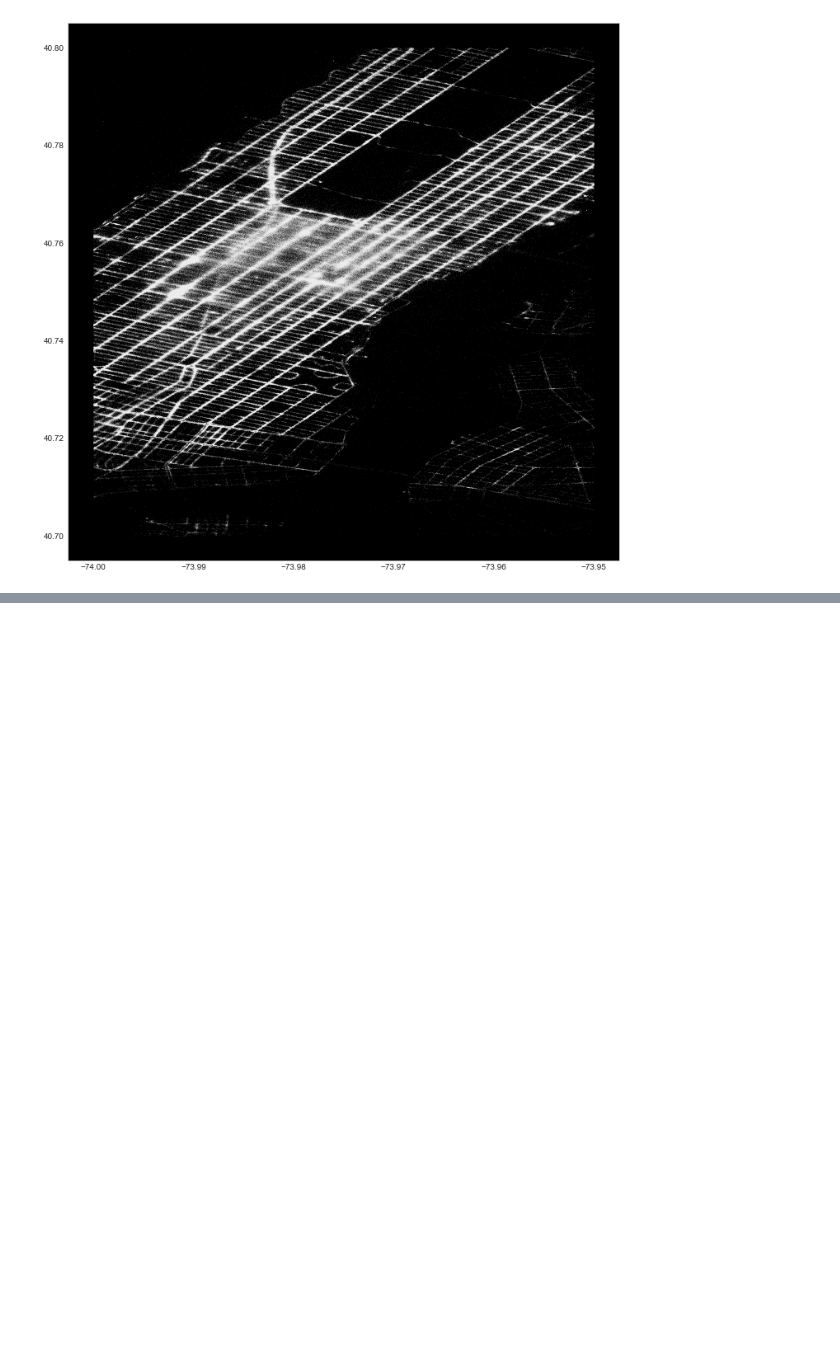
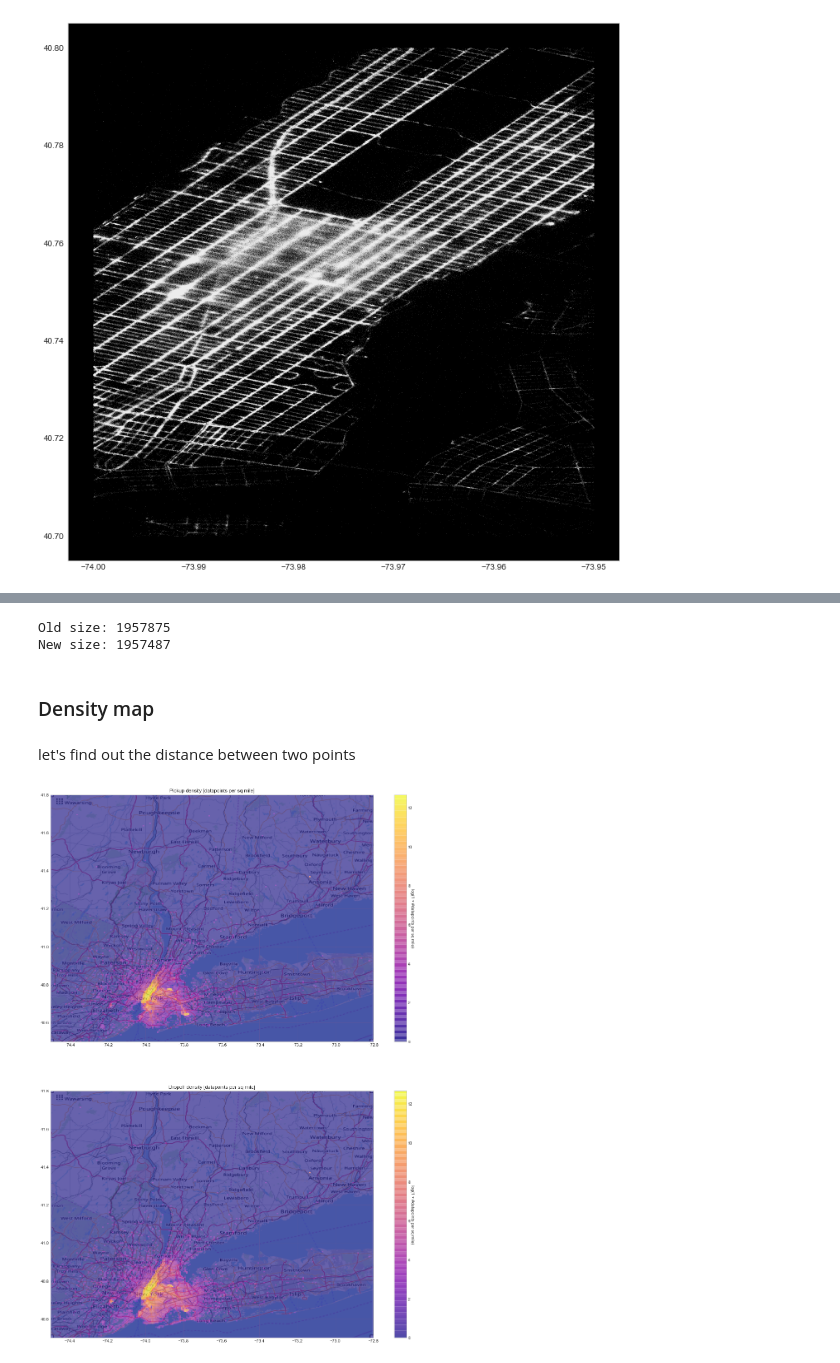
Before and after one commit to clemfdh/Taxi-Fare-prediction-in-NYC, a Jupyter notebook: Taxi_fare.ipynb, the cells around one changed output, grey strips where cells are left out. Cells and saved outputs as stored; diff of their text form; code cells hidden in the pictures; blank space fills up the shorter version.

```diff
--- a/Taxi_fare.ipynb
+++ b/Taxi_fare.ipynb
@@ -165,0 +180,34 @@ plot_hires(df_train, (-74, -73.95, 40.7, 40.8))
+# %%
+def remove_datapoints_from_water(df):
+    def lonlat_to_xy(longitude, latitude, dx, dy, BB):
+        return (dx*(longitude - BB[0])/(BB[1]-BB[0])).astype('int'), \
+               (dy - dy*(latitude - BB[2])/(BB[3]-BB[2])).astype('int')
+
+    # define bounding box
+    BB = (-74.5, -72.8, 40.5, 41.8)
+
+    # read nyc mask and turn into boolean map with
+    # land = True, water = False
+    nyc_mask = plt.imread('https://aiblog.nl/download/nyc_mask-74.5_-72.8_40.5_41.8.png')[:,:,0] > 0.9
+
+    # calculate for each lon,lat coordinate the xy coordinate in the mask map
+    pickup_x, pickup_y = lonlat_to_xy(df.pickup_longitude, df.pickup_latitude,
+                                      nyc_mask.shape[1], nyc_mask.shape[0], BB)
+    dropoff_x, dropoff_y = lonlat_to_xy(df.dropoff_longitude, df.dropoff_latitude,
+                                      nyc_mask.shape[1], nyc_mask.shape[0], BB)
+    # calculate boolean index
+    idx = nyc_mask[pickup_y, pickup_x] & nyc_mask[dropoff_y, dropoff_x]
+
+    # return only datapoints on land
+    return df[idx]
+# %%
+print('Old size: %d' % len(df_train))
+df_train = remove_datapoints_from_water(df_train)
+print('New size: %d' % len(df_train))
+# %% [output]
+Old size: 1957875
+New size: 1957487
+# %% [markdown]
+### Density map
+# %% [markdown]
+let's find out  the distance between two points
@@ -165,0 +251,15 @@ plot_hires(df_train, (-74, -73.95, 40.7, 40.8))
+# %%
+fig, axs = plt.subplots(2, 1, figsize=(18, 24))
+axs[0].imshow(nyc_map, zorder=0, extent=BB);
+im = axs[0].imshow(np.log1p(density_pickup), zorder=1, extent=BB, alpha=0.6, cmap='plasma')
+axs[0].set_title('Pickup density [datapoints per sq mile]')
+cbar = fig.colorbar(im, ax=axs[0])
+cbar.set_label('log(1 + #datapoints per sq mile)', rotation=270)
+################################################################
+axs[1].imshow(nyc_map, zorder=0, extent=BB);
+im = axs[1].imshow(np.log1p(density_dropoff), zorder=1, extent=BB, alpha=0.6, cmap='plasma')
+axs[1].set_title('Dropoff density [datapoints per sq mile]')
+cbar = fig.colorbar(im, ax=axs[1])
+cbar.set_label('log(1 + #datapoints per sq mile)', rotation=270)
+# %% [output]
+[figure, added]
```
Also changed, not shown: parts of 11 cells of this notebook.
